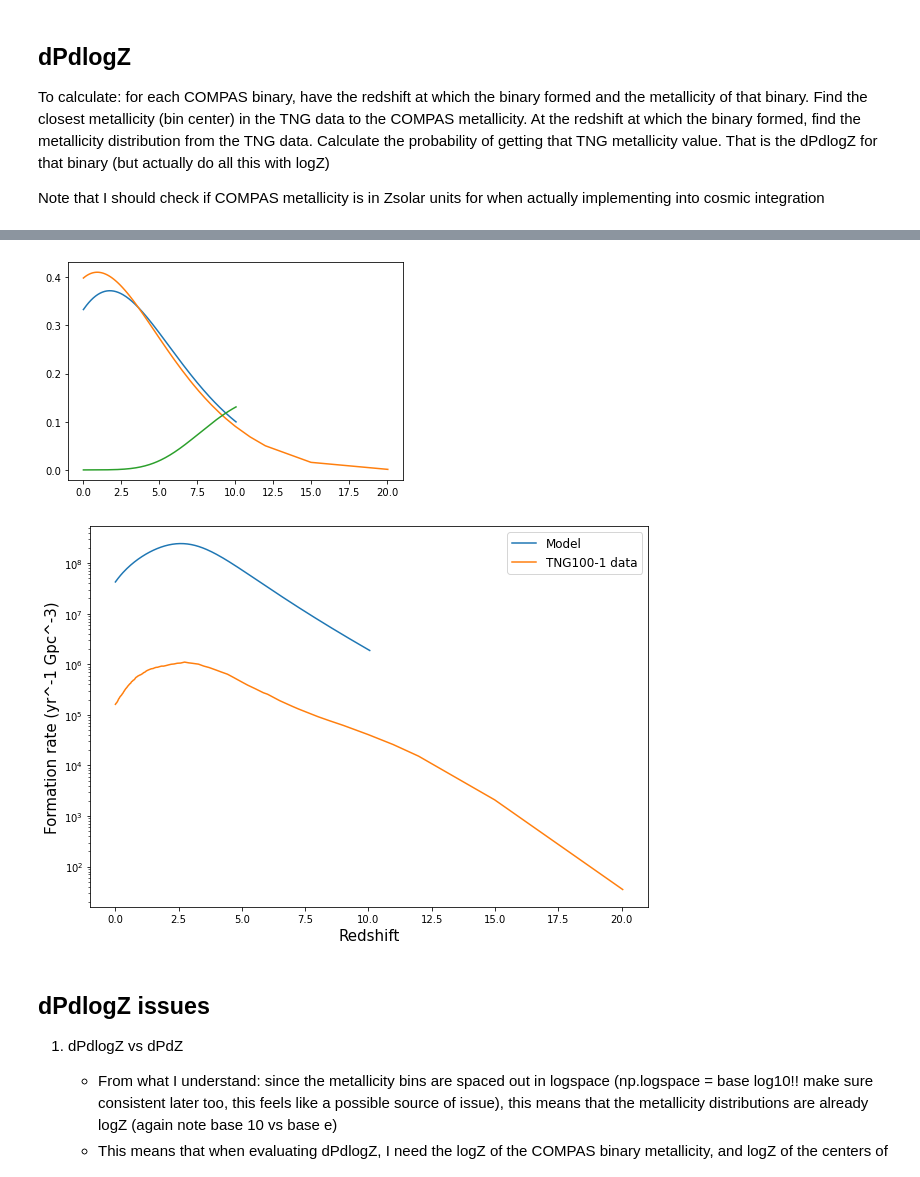
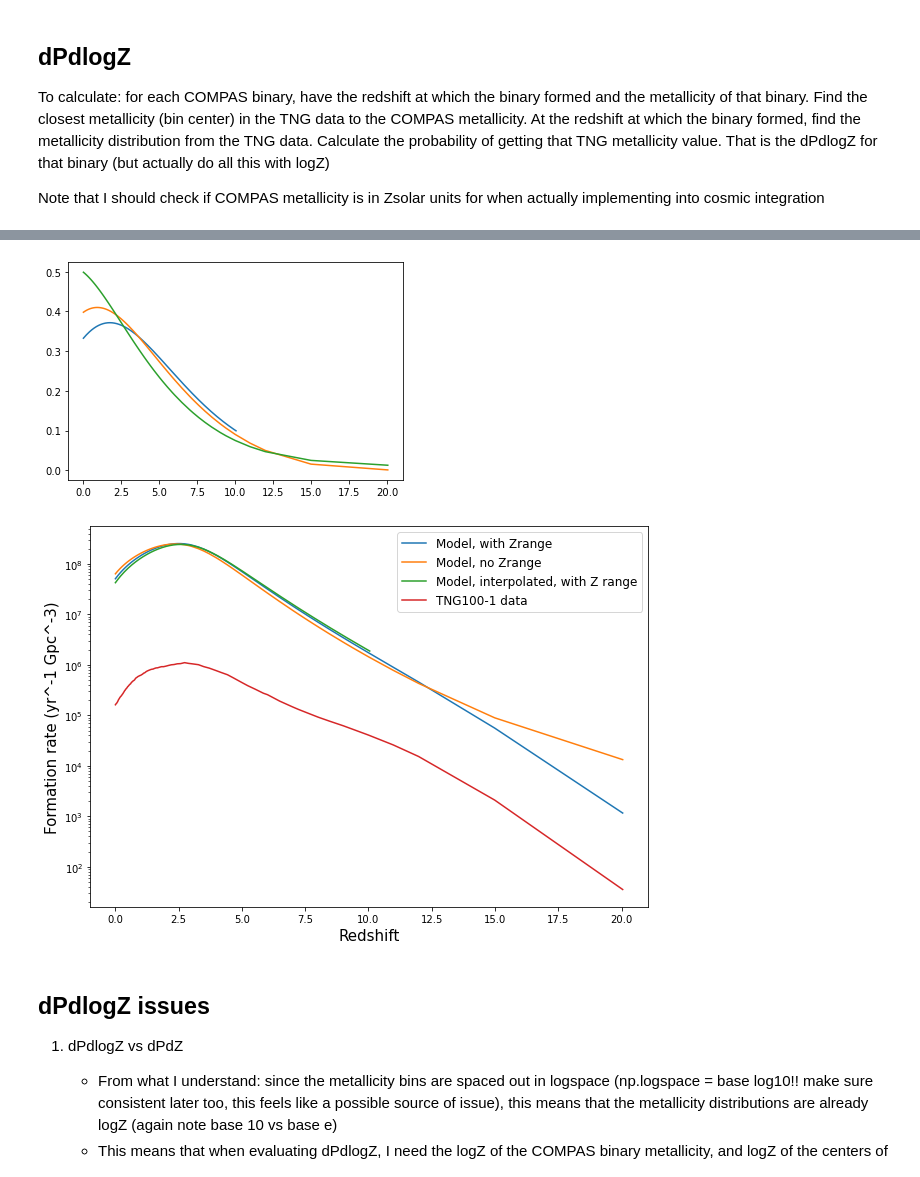
Before and after one commit to sashalvna/Fit_SFRD_TNG, a Jupyter notebook: TNG_data_for_cosmic_integration.ipynb, the cells around one changed output, grey strips where cells are left out. Drawn from its saved outputs; the diff is of its cells as text; code cells hidden in the pictures.

```diff
--- a/TNG_data_for_cosmic_integration.ipynb
+++ b/TNG_data_for_cosmic_integration.ipynb
@@ -34,11 +35,11 @@ TNG=100
 lvl = 1
 Cosmol_sim_location = paths.data / str("SFRMetallicityFromGasTNG%s-%s.hdf5"%(TNG,lvl))
 fit_filename = 'test_best_fit_parameters_TNG%s-%s.txt'%(TNG,lvl)
-if tng==50:
+if TNG==50:
     rbox=35
-elif tng==100:
+elif TNG==100:
     rbox=75
-elif tng==300:
+elif TNG==300:
     rbox=205
 SFRD_Z_z_fname = 'SFRD_TNG%s-%s.txt'%(TNG,lvl)
 metals_fname = 'metallicities_TNG.txt'
@@ -75,7 +76,8 @@ def find_metallicity_distribution(redshifts, metals = [], min_logZ_COMPAS = np.l
     mu_metallicities = np.log(mean_metallicities/(2.*PHI)) - (sigma**2)/2.
 
     if len(metals) == 0:
-        # create a range of metallicities (thex-values, or raandom variables)
+        # create a range of metallicities (the x-values, or random variables)
+        step_logZ = 10/60
         log_metallicities = np.arange(min_logZ, max_logZ + step_logZ, step_logZ)
         metallicities     = np.exp(log_metallicities)
     else:
@@ -83,6 +85,9 @@ def find_metallicity_distribution(redshifts, metals = [], min_logZ_COMPAS = np.l
         metallicities     = metals
         log_metallicities = np.log(metallicities)
         step_logZ         = np.diff(log_metallicities)[0]
+
+    plt.hist(metallicities)
+    plt.xscale('log')
 
     # probabilities of log-skew-normal (without the factor of 1/Z since this is dp/dlogZ not dp/dZ)
     dPdlogZ = 2./(sigma[:,np.newaxis]) \
@@ -380,15 +414,15 @@ sfr2 = find_sfr(redshift_new, a=sf_a, b=sf_b, c=sf_c, d=sf_d)
 
 #using interpolated Z, z range
 dPdlogZ1, metallicities1, step_logZ1, p_draw_metallicity1 = find_metallicity_distribution(redshift_new, metals = metals_new,
-                                  mu_0=mu0, mu_z=muz, sigma_0=omega0, sigma_z=omegaz, alpha =alpha,
+                                  mu_0=mu0, mu_z=muz, sigma_0=omega0, sigma_z=omegaz, alpha =alpha0,
+                                  min_logZ=-12.0, max_logZ=0.0, step_logZ =0.01)
+
+#calculating Z from min, max, and step logZ
+dPdlogZ3, metallicities3, step_logZ3, p_draw_metallicity3 = find_metallicity_distribution(Redshifts,
+                                  mu_0=mu0, mu_z=muz, sigma_0=omega0, sigma_z=omegaz, alpha =alpha0,
                                   min_logZ=-12.0, max_logZ=0.0, step_logZ =0.01)
 
 #using Z, z range directly from TNG data
 dPdlogZ2, metallicities2, step_logZ2, p_draw_metallicity2 = find_metallicity_distribution(Redshifts, metals = metallicities,
-                                  mu_0=mu0, mu_z=muz, sigma_0=omega0, sigma_z=omegaz, alpha =alpha,
+                                  mu_0=mu0, mu_z=muz, sigma_0=omega0, sigma_z=omegaz, alpha =alpha0,
                                   min_logZ=-12.0, max_logZ=0.0, step_logZ =0.01)
-
-#calculating Z from min, max, and step logZ
-dPdlogZ3, metallicities3, step_logZ3, p_draw_metallicity3 = find_metallicity_distribution(redshift_new,
-                                  mu_0=mu0, mu_z=muz, sigma_0=omega0, sigma_z=omegaz, alpha =alpha,
-                                  min_logZ=-12.0, max_logZ=0.0, step_logZ =0.01)
@@ -395,10 +431,10 @@ dPdlogZ3, metallicities3, step_logZ3, p_draw_metallicity3 = find_metallicity_dis
 # %%
 #dPdlogZ calculared three ways; supposedly should give the same (or approx the same) result
 plt.plot(redshift_new, dPdlogZ1[:, np.digitize(COMPAS_metallicities[0], metals_new)]);
 plt.plot(Redshifts, dPdlogZ2[:, np.digitize(COMPAS_metallicities[0], metallicities)]);
-plt.plot(redshift_new, dPdlogZ3[:, np.digitize(COMPAS_metallicities[0], metals_new)]);
+plt.plot(Redshifts, dPdlogZ3[:, np.digitize(COMPAS_metallicities[0], metallicities)]);
 # %% [output]
-[figure, old version]
+[figure, new version]
 # %%
 # Formation rate using model and using the data
 # should at least be the same order of magnitude
@@ -406,9 +442,19 @@ plt.plot(redshift_new, dPdlogZ3[:, np.digitize(COMPAS_metallicities[0], metals_n
 
 fig, ax = plt.subplots(figsize = (10,7))
 
-model_form_rate = np.zeros(shape=(n_binaries, len(redshift_new)))
-model_form_rate[0, :] = sfr2/Average_SF_mass_needed * dPdlogZ[:, np.digitize(COMPAS_metallicities[0], metals_new)]
-plt.plot(redshift_new, model_form_rate[0], label='Model')
+model_form_rate = np.zeros(shape=(n_binaries, len(Redshifts)))
+model_form_rate[0, :] = sfr/Average_SF_mass_needed * dPdlogZ2[:, np.digitize(COMPAS_metallicities[0], metallicities)]
+
+model_form_rate2 = np.zeros(shape=(n_binaries, len(Redshifts)))
+model_form_rate2[0, :] = sfr/Average_SF_mass_needed * dPdlogZ3[:, np.digitize(COMPAS_metallicities[0], metallicities)]
+
+model_form_rate3 = np.zeros(shape=(n_binaries, len(redshift_new)))
+model_form_rate3[0, :] = sfr2/Average_SF_mass_needed * dPdlogZ1[:, np.digitize(COMPAS_metallicities[0], metals_new)]
+
+
+plt.plot(Redshifts, model_form_rate[0], label='Model, with Zrange')
+plt.plot(Redshifts, model_form_rate2[0], label='Model, no Zrange')
+plt.plot(redshift_new, model_form_rate3[0], label='Model, interpolated, with Z range')
 plt.plot(Sim_redshifts, formation_rate[0], label='TNG%s-%s data'%(TNG, lvl))
 plt.yscale('log')
 plt.xlabel('Redshift', fontsize=15)
@@ -416,7 +462,7 @@ plt.ylabel('Formation rate (yr^-1 Gpc^-3)', fontsize=15)
 plt.legend(fontsize=12)
 plt.savefig('formrate_modelvsdataTNG%s-%s'%(TNG, lvl))
 # %% [output]
-[figure, old version]
+[figure, new version]
 # %% [markdown]
 ## dPdlogZ issues
 
```
Also changed, not shown: parts of 14 cells of this notebook, 4 other files.
